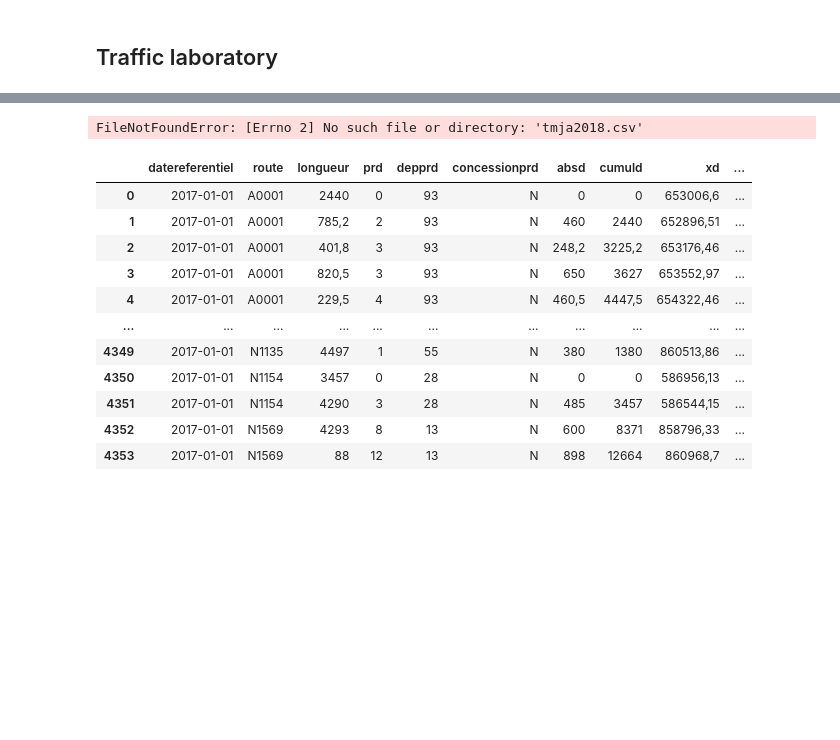
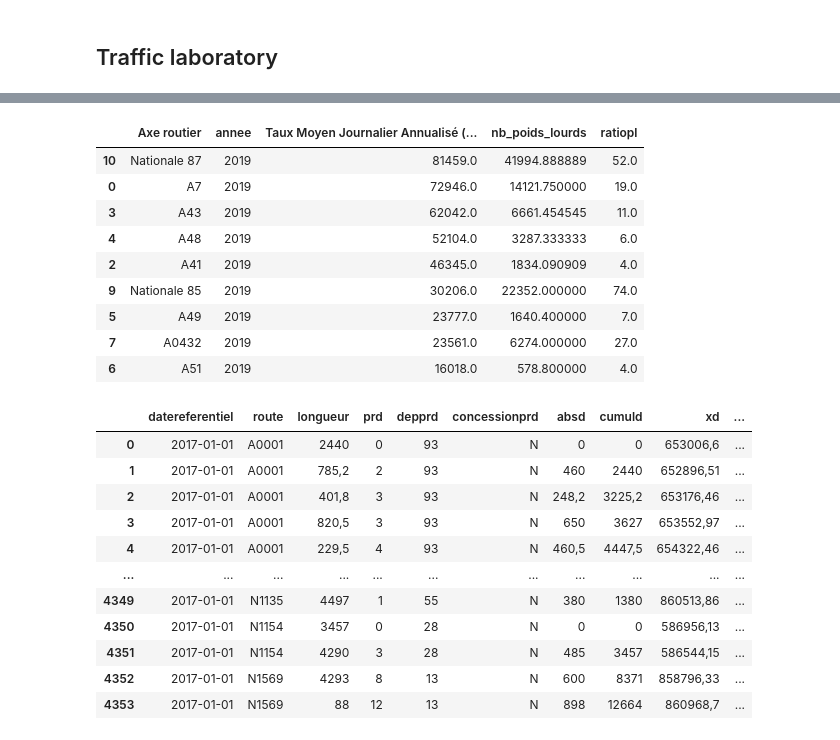
Before and after one commit to Flotauv/Projet_Data_Innovant-, a Jupyter notebook: Projet_FLO.ipynb, the cells around one changed output, grey strips where cells are left out. Cells and saved outputs as stored; diff of their text form; code cells hidden in the pictures; blank space fills up the shorter version.

```diff
--- a/Projet_FLO.ipynb
+++ b/Projet_FLO.ipynb
@@ -159,6 +161,7 @@ def fct_transform_tmja_to_axes_routier(file):
     df_tmja = pd.read_csv(file, sep=None,engine='python')
     ##Conversion en date pour extraire l'année
     df_tmja.columns = df_tmja.columns.str.lower()
+    df_tmja.columns = df_tmja.columns.str.replace(r'_','',regex=True)
     df_tmja['datereferentiel'] = pd.to_datetime(df_tmja['datereferentiel'])
     df_tmja['annee'] = df_tmja['datereferentiel'].dt.year
 
@@ -173,10 +176,10 @@ def fct_transform_tmja_to_axes_routier(file):
     df_tmja['ratiopl'] = df_tmja['ratiopl']/100
     df_tmja['nb_poids_lourds'] = round(df_tmja['tmja'] * df_tmja['ratiopl'])
     ## Création de la base de donnée avec les routes
-    df_axes_routier = df_tmja.groupby(['route', 'annee'])[['longueur', 'tmja', 'nb_poids_lourds']].mean().reset_index().sort_values(by='tmja', ascending=False)
+    df_axes_routier = df_tmja.groupby(['route', 'annee'])[['tmja', 'nb_poids_lourds']].mean().reset_index().sort_values(by='tmja', ascending=False)
 
-    #df_axes_routier['ratiopl'] = round((df_axes_routier['nb_poids_lourds']/df_axes_routier['tmja'])*100)
-
+    df_axes_routier['ratiopl'] = round((df_axes_routier['nb_poids_lourds']/df_axes_routier['tmja'])*100)
+    df_axes_routier['tmja']=round(df_axes_routier['tmja'])
     df_axes_routier = df_axes_routier[(df_axes_routier['route'] != 'N0007') & (df_axes_routier['route'] != 'A0007N')]
     df_axes_routier = df_axes_routier.rename(columns={'tmja': 'Taux Moyen Journalier Annualisé (en Millions)'})
 
@@ -197,7 +218,16 @@ file = "BaseDeDonnées/Traffic_routier/tmja2018.csv"
 # %%
-fct_transform_tmja_to_axes_routier('tmja2018.csv')
+fct_transform_tmja_to_axes_routier(file)
 # %% [output]
-FileNotFoundError: [Errno 2] No such file or directory: 'tmja2018.csv'
+|  | Axe routier | annee | Taux Moyen Journalier Annualisé (... | nb_poids_lourds | ratiopl |
+| 10 | Nationale 87 | 2019 | 81459.0 | 41994.888889 | 52.0 |
+| 0 | A7 | 2019 | 72946.0 | 14121.750000 | 19.0 |
+| 3 | A43 | 2019 | 62042.0 | 6661.454545 | 11.0 |
+| 4 | A48 | 2019 | 52104.0 | 3287.333333 | 6.0 |
+| 2 | A41 | 2019 | 46345.0 | 1834.090909 | 4.0 |
+| 9 | Nationale 85 | 2019 | 30206.0 | 22352.000000 | 74.0 |
+| 5 | A49 | 2019 | 23777.0 | 1640.400000 | 7.0 |
+| 7 | A0432 | 2019 | 23561.0 | 6274.000000 | 27.0 |
+| 6 | A51 | 2019 | 16018.0 | 578.800000 | 4.0 |
 # %%
 def fct_test(file):
     try:
```
Also changed, not shown: parts of 3 cells of this notebook, 2 other files.
